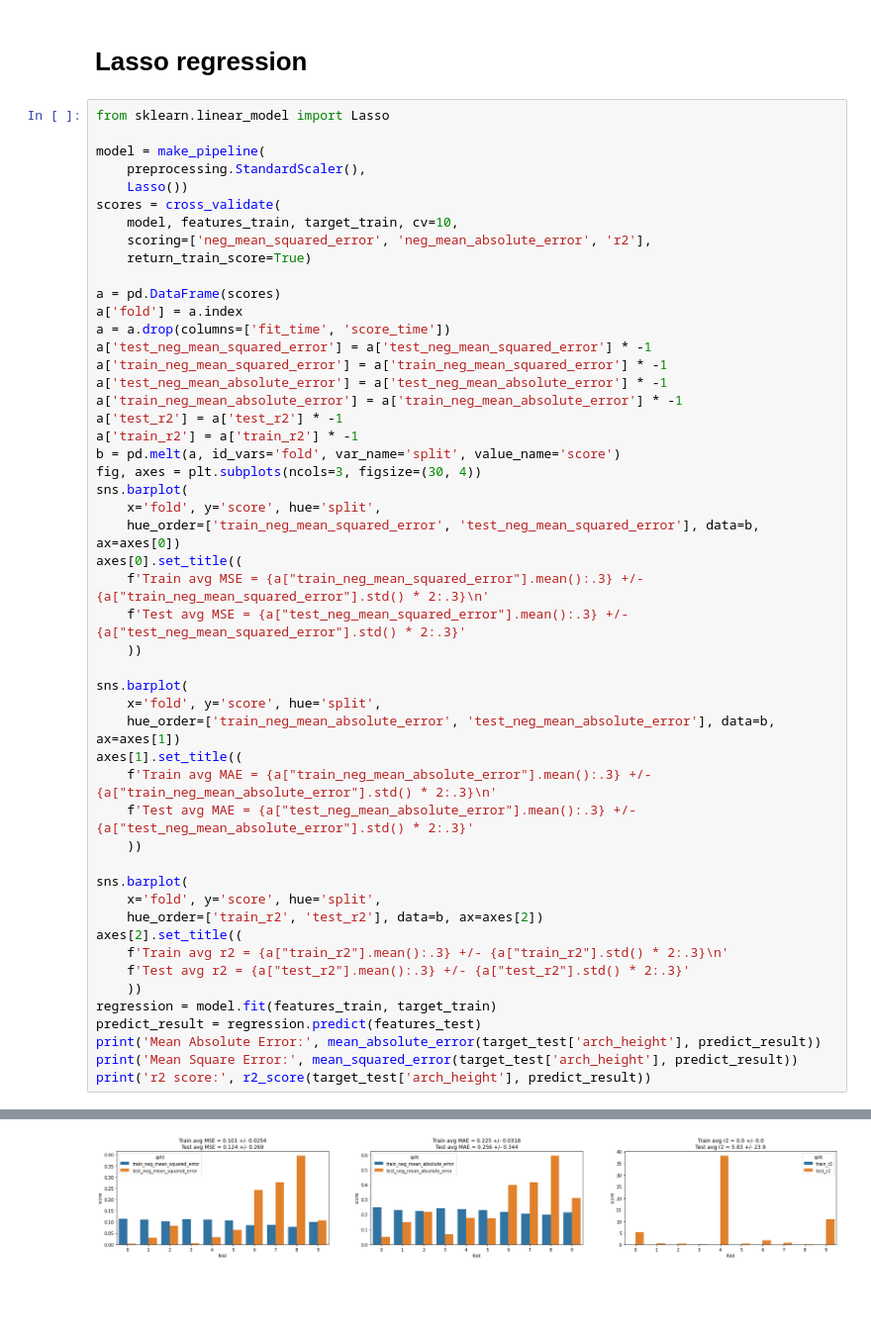
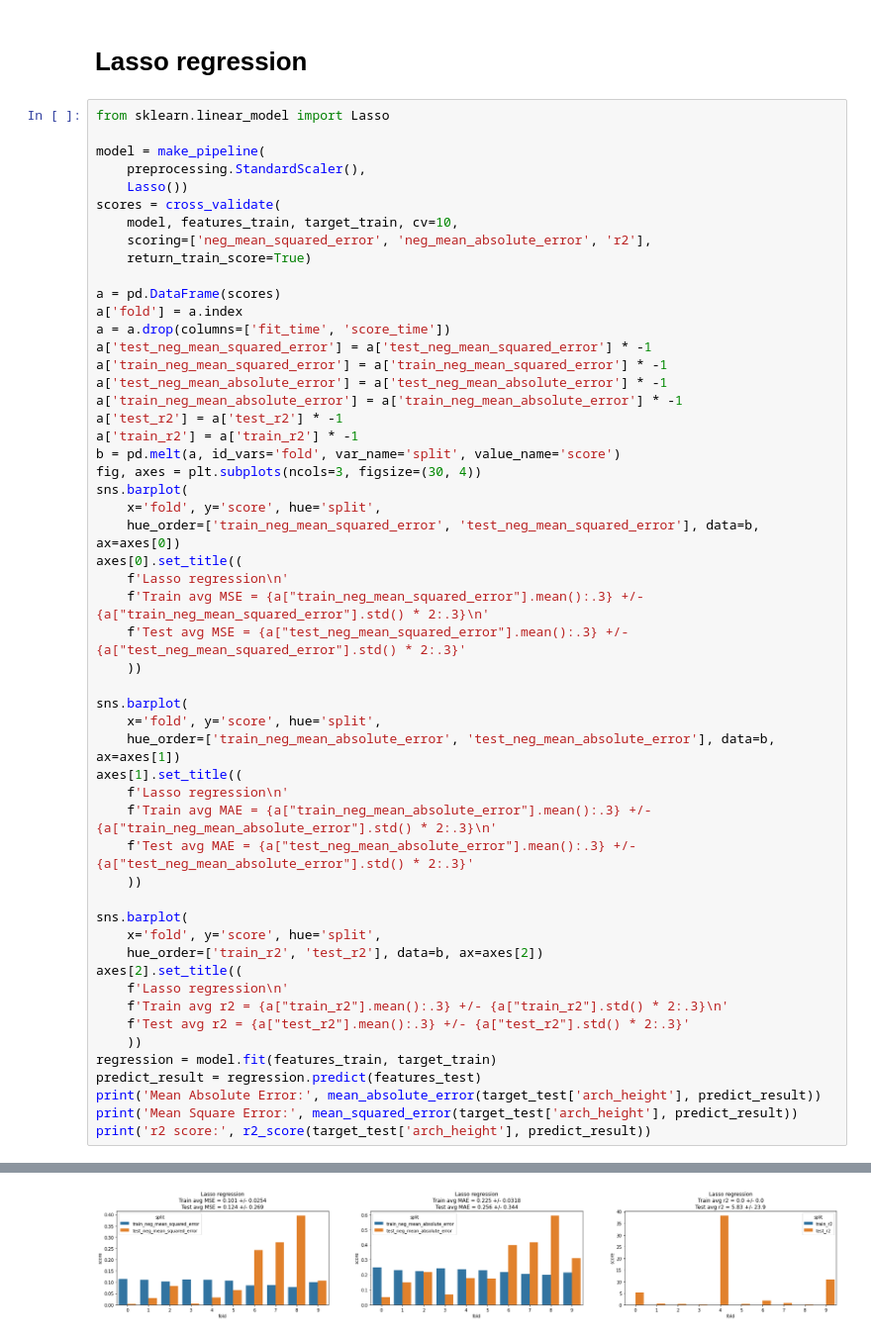
Before and after one commit to Matchatta/senior-machine-learning, a Jupyter notebook: src/machine_learning.ipynb, the cells around one changed output, grey strips where cells are left out. Shown at 99% size. Cells and saved outputs as stored; diff of their text form; blank space fills up the shorter version.

```diff
--- a/src/machine_learning.ipynb
+++ b/src/machine_learning.ipynb
@@ -471,32 +486,35 @@ sns.barplot(
     x='fold', y='score', hue='split',
     hue_order=['train_neg_mean_squared_error', 'test_neg_mean_squared_error'], data=b, ax=axes[0])
 axes[0].set_title((
+    f'Lasso regression\n'
     f'Train avg MSE = {a["train_neg_mean_squared_error"].mean():.3} +/- {a["train_neg_mean_squared_error"].std() * 2:.3}\n'
     f'Test avg MSE = {a["test_neg_mean_squared_error"].mean():.3} +/- {a["test_neg_mean_squared_error"].std() * 2:.3}'
     ))
 
 sns.barplot(
     x='fold', y='score', hue='split',
     hue_order=['train_neg_mean_absolute_error', 'test_neg_mean_absolute_error'], data=b, ax=axes[1])
 axes[1].set_title((
+    f'Lasso regression\n'
     f'Train avg MAE = {a["train_neg_mean_absolute_error"].mean():.3} +/- {a["train_neg_mean_absolute_error"].std() * 2:.3}\n'
     f'Test avg MAE = {a["test_neg_mean_absolute_error"].mean():.3} +/- {a["test_neg_mean_absolute_error"].std() * 2:.3}'
     ))
 
 sns.barplot(
     x='fold', y='score', hue='split',
     hue_order=['train_r2', 'test_r2'], data=b, ax=axes[2])
 axes[2].set_title((
+    f'Lasso regression\n'
     f'Train avg r2 = {a["train_r2"].mean():.3} +/- {a["train_r2"].std() * 2:.3}\n'
     f'Test avg r2 = {a["test_r2"].mean():.3} +/- {a["test_r2"].std() * 2:.3}'
     ))
 regression = model.fit(features_train, target_train)
 predict_result = regression.predict(features_test)
 print('Mean Absolute Error:', mean_absolute_error(target_test['arch_height'], predict_result))
 print('Mean Square Error:', mean_squared_error(target_test['arch_height'], predict_result))
 print('r2 score:', r2_score(target_test['arch_height'], predict_result))
 # %% [output]
 Mean Absolute Error: 0.2277777777777771
 Mean Square Error: 0.13457160493827128
 r2 score: -0.6274448326316071
-[figure, old version]
+[figure, new version]
```
Also changed, not shown: parts of 9 cells of this notebook, 10 other files.
